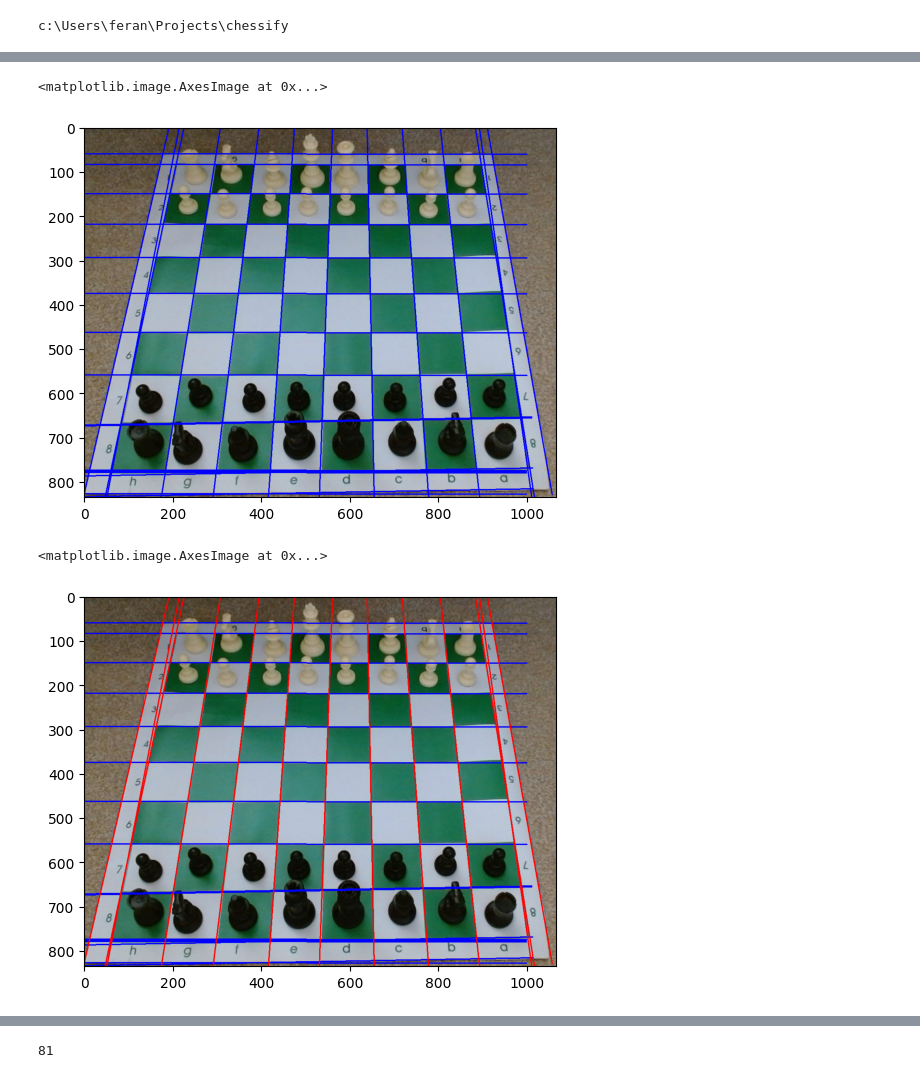
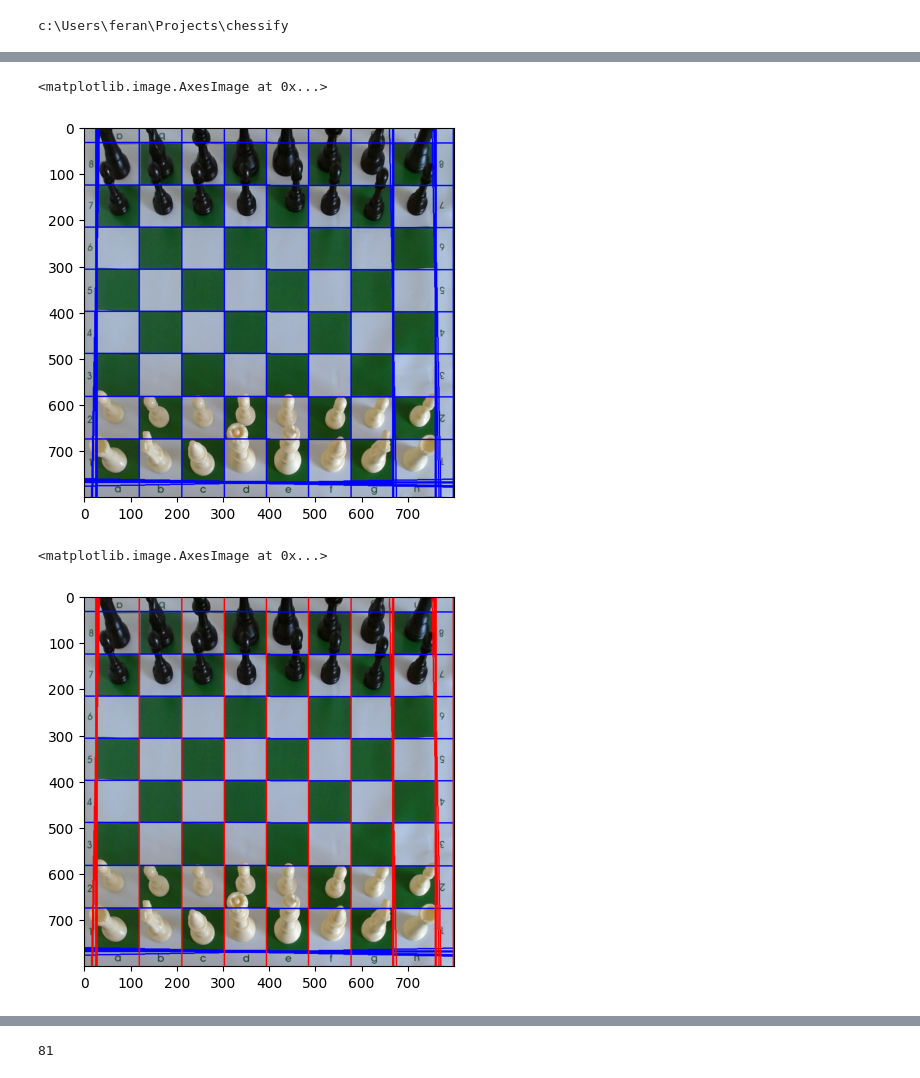
Before and after one commit to b1leygr/chessify, a Jupyter notebook: notebooks/squares.ipynb, the cells around one changed output, grey strips where cells are left out. Saved outputs shown, nothing was run; the diff lists cells and outputs as text; code cells hidden in the pictures.

```diff
--- a/notebooks/squares.ipynb
+++ b/notebooks/squares.ipynb
@@ -54,0 +99,7 @@ plt.imshow(dilated, cmap = "grey")
+# %%
+height, width = 800, 800
+dimensions = np.float32([[0, 0],[width, 0], [0, height],[width, height]])
+M = cv2.getPerspectiveTransform(board_corners, dimensions)
+M_inv = cv2.invert(M)[1]
+board = cv2.warpPerspective(img, M, (width, height))
+plt.imshow(board)
@@ -54,0 +109,4 @@ plt.imshow(dilated, cmap = "grey")
+# %%
+base = board.copy()
+grey = cv2.cvtColor(board, cv2.COLOR_RGB2GRAY)
+plt.imshow(grey, cmap = "gray")
@@ -54,0 +116,4 @@ plt.imshow(dilated, cmap = "grey")
+# %%
+blur = cv2.blur(grey, (3, 3))
+plt.title("blur, ksize = (3*3)")
+plt.imshow(blur, cmap = "grey")
@@ -54,0 +123,7 @@ plt.imshow(dilated, cmap = "grey")
+# %%
+v = np.median(blur)
+l = int(max(0, (1.0 - sigma) * v))
+u = int(min(255, (1.0 + sigma) * v))
+canny = cv2.Canny(blur, l, u)
+plt.title("canny(blur)")
+plt.imshow(canny, cmap = "grey")
@@ -67,13 +145,13 @@ def drawHough(lines, image):
         y2 = int(y0 - 1000*(a))
         cv2.line(image, (x1, y1), (x2, y2), (0, 0, 255), 2)
 # %%
-base = img.copy()
-lines = cv2.HoughLines(dilated, 1, np.pi/180, 400)
+base = board.copy()
+lines = cv2.HoughLines(canny, 1, np.pi/180, 150)
 drawHough(lines, base)
 plt.imshow(base)
 # %% [output]
 <matplotlib.image.AxesImage at 0x...>
-[figure, old version]
+[figure, new version]
 # %%
 lines = np.reshape(lines, (-1, 2))
 h = []
@@ -84,7 +162,7 @@ for rho, theta in lines:
     else:
         h.append([rho, theta])
 # %%
-base = img.copy()
+base = board.copy()
 for line in h:
     rho = line[0]
     theta = line[1]
@@ -112,7 +190,7 @@ for line in v:
 plt.imshow(base)
 # %% [output]
 <matplotlib.image.AxesImage at 0x...>
-[figure, old version]
+[figure, new version]
 # %%
 points = []
 for rho_h, theta_h in h:
```
Also changed, not shown: parts of 33 cells of this notebook.
